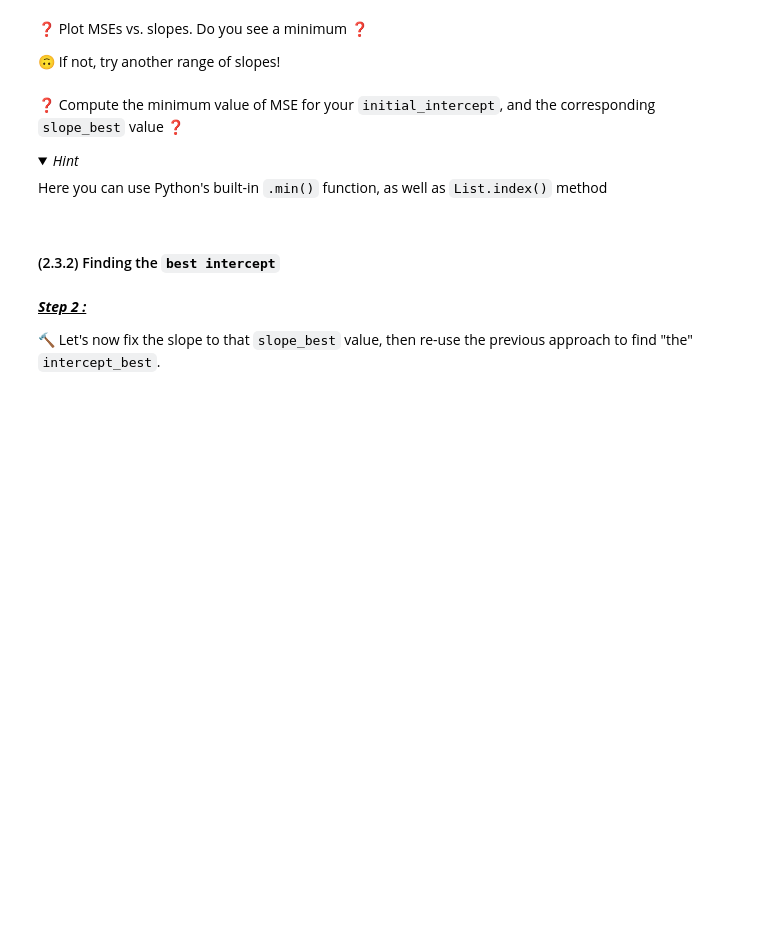
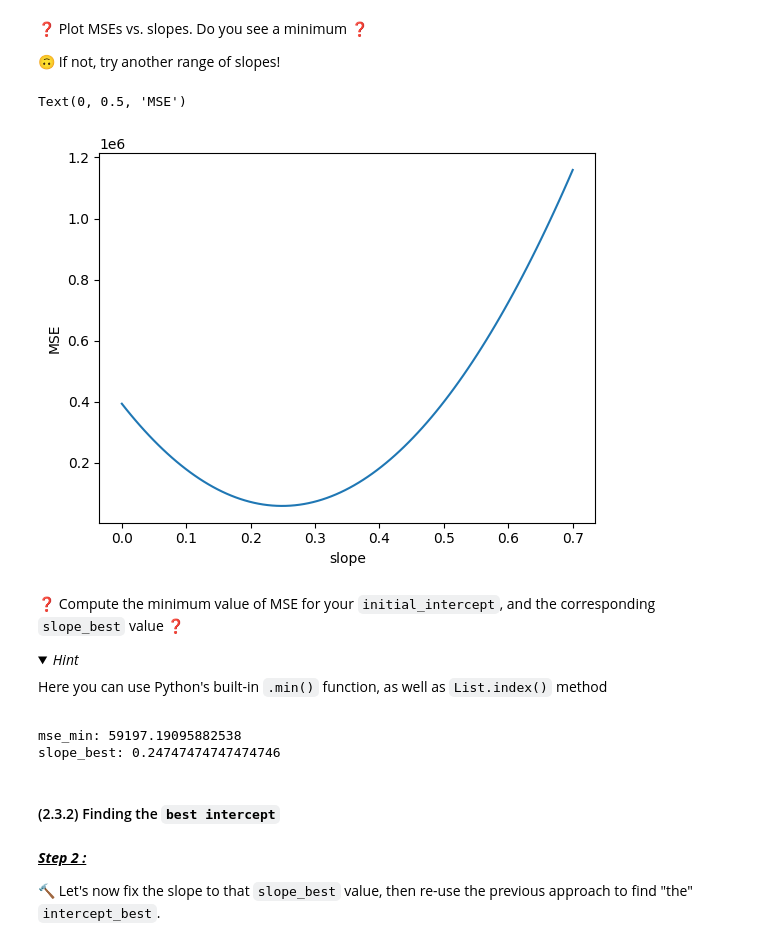
Before and after one commit to sathustra/data-real-estate-advanced-estimator, a Jupyter notebook: 02-real_estate_advanced_estimator.ipynb, the cells around one changed output. Cells and saved outputs as stored; diff of their text form; code cells hidden in the pictures; folded sections open; blank space fills up the shorter version.

```diff
--- a/02-real_estate_advanced_estimator.ipynb
+++ b/02-real_estate_advanced_estimator.ipynb
@@ -216,7 +243,8 @@ def squared_errors(slope, intercept, surfaces, prices):
 # %%
 def mse(slope, intercept, surfaces, prices):
     '''TO DO: Return the mean of the array contained in squared_errors as a float.'''
-    pass  # YOUR CODE HERE
+    errors = squared_errors(slope, intercept, surfaces, prices)
+    return np.mean(errors)
 # %% [markdown]
 👉 In section _(2.1) Visual approach_, you visually tried to estimate the "best line", which consists in finding the best pair `(slope, intercept)`.
 
@@ -238,5 +268,8 @@ def mse(slope, intercept, surfaces, prices):
 Start by fixing an  `initial_intercept` with your best estimate, then find a slope which approximately minimizes the function  `mse=f(slope)`
 # %%
 # Define an initial_intercept, for instance, we may suppose there is always a small transaction fee even for very small flats?
+initial_intercept = 30
 # %%
 # Create a range of 100 slopes which contains what you believe is the optimal slope (hint: np.linspace())
+slope_range = np.linspace(0,0.7,100)
+slope_range
@@ -243,5 +297,6 @@ Start by fixing an  `initial_intercept` with your best estimate, then find a slo
 # %%
 # Create the list of MSEs for each slope value
+mses = list(map(lambda x: mse(x, initial_intercept, flats.surface, flats.price), slope_range))
 # %% [markdown]
 ❓ Plot MSEs vs. slopes. Do you see a minimum ❓
 
@@ -251,3 +304,10 @@ Start by fixing an  `initial_intercept` with your best estimate, then find a slo
+# %%
+plt.plot(slope_range, mses)
+plt.xlabel("slope")
+plt.ylabel("MSE")
+# %% [output]
+Text(0, 0.5, 'MSE')
+[figure, added]
 # %% [markdown]
 ❓ Compute the minimum value of MSE for your `initial_intercept`, and the corresponding `slope_best` value ❓
 <br>
@@ -262,3 +320,11 @@ Here you can use Python's built-in `.min()` function, as well as `List.index()`
+# %%
+mse_min = min(mses)
+slope_best = slope_range[mses.index(mse_min)]
+print('mse_min:', mse_min)
+print('slope_best:', slope_best)
+# %% [output]
+mse_min: 59197.19095882538
+slope_best: 0.24747474747474746
 # %% [markdown]
 #### (2.3.2) Finding the `best intercept`
 # %% [markdown]
```
Also changed, not shown: parts of 24 cells of this notebook.
